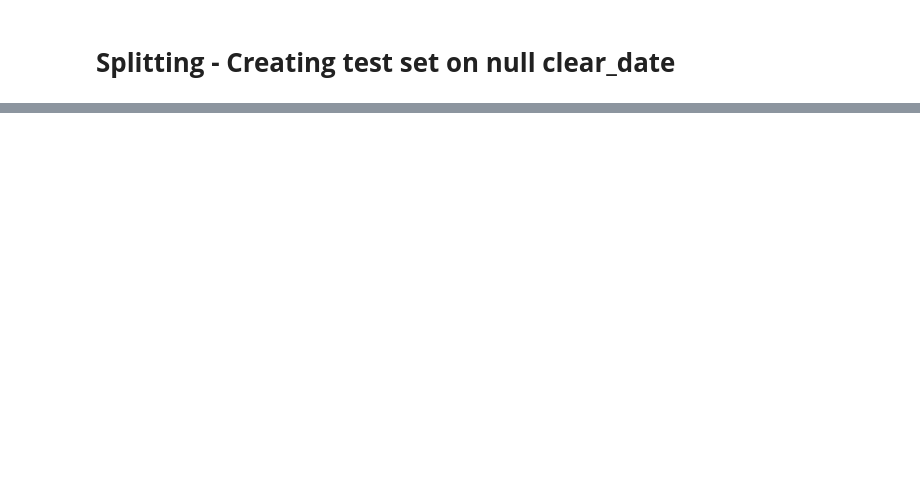
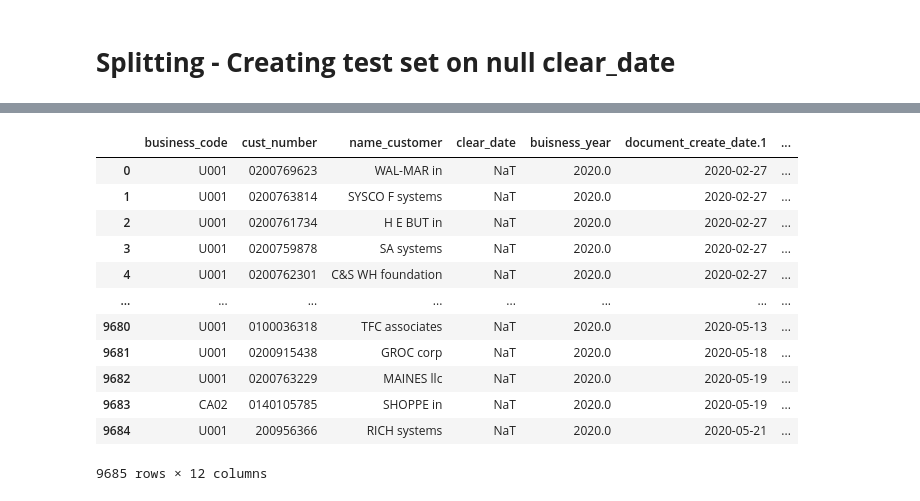
Before and after one commit to souvikpal2000/B2B-Invoice-Management-Application, a Jupyter notebook: InvoiceML.ipynb, the cells around one changed output, grey strips where cells are left out. Saved outputs shown, nothing was run; the diff lists cells and outputs as text; code cells hidden in the pictures; blank space fills up the shorter version.

Commit message:
Test Data Splitting

```diff
--- a/InvoiceML.ipynb
+++ b/InvoiceML.ipynb
@@ -391,2 +410,6 @@ df
 # %% [markdown]
 # **Splitting - Creating test set on null clear_date**
+# %%
+testData = df[df.clear_date.isnull()].reset_index()
+testData.drop(columns=['index'], inplace=True)
+testData
@@ -392,0 +430,17 @@ df
+# %%
+x_train = testData.iloc[:,0:12]
+x_train
+# %% [output]
+|  | business_code | cust_number | name_customer | clear_date | buisness_year | document_create_date.1 | ... |
+| 0 | U001 | 0200769623 | WAL-MAR in | NaT | 2020.0 | 2020-02-27 | ... |
+| 1 | U001 | 0200763814 | SYSCO F systems | NaT | 2020.0 | 2020-02-27 | ... |
+| 2 | U001 | 0200761734 | H E BUT in | NaT | 2020.0 | 2020-02-27 | ... |
+| 3 | U001 | 0200759878 | SA systems | NaT | 2020.0 | 2020-02-27 | ... |
+| 4 | U001 | 0200762301 | C&S WH foundation | NaT | 2020.0 | 2020-02-27 | ... |
+| ... | ... | ... | ... | ... | ... | ... | ... |
+| 9680 | U001 | 0100036318 | TFC associates | NaT | 2020.0 | 2020-05-13 | ... |
+| 9681 | U001 | 0200915438 | GROC corp | NaT | 2020.0 | 2020-05-18 | ... |
+| 9682 | U001 | 0200763229 | MAINES llc | NaT | 2020.0 | 2020-05-19 | ... |
+| 9683 | CA02 | 0140105785 | SHOPPE in | NaT | 2020.0 | 2020-05-19 | ... |
+| 9684 | U001 | 200956366 | RICH systems | NaT | 2020.0 | 2020-05-21 | ... |
+9685 rows × 12 columns
```
Also changed, not shown: parts of 7 cells of this notebook.
